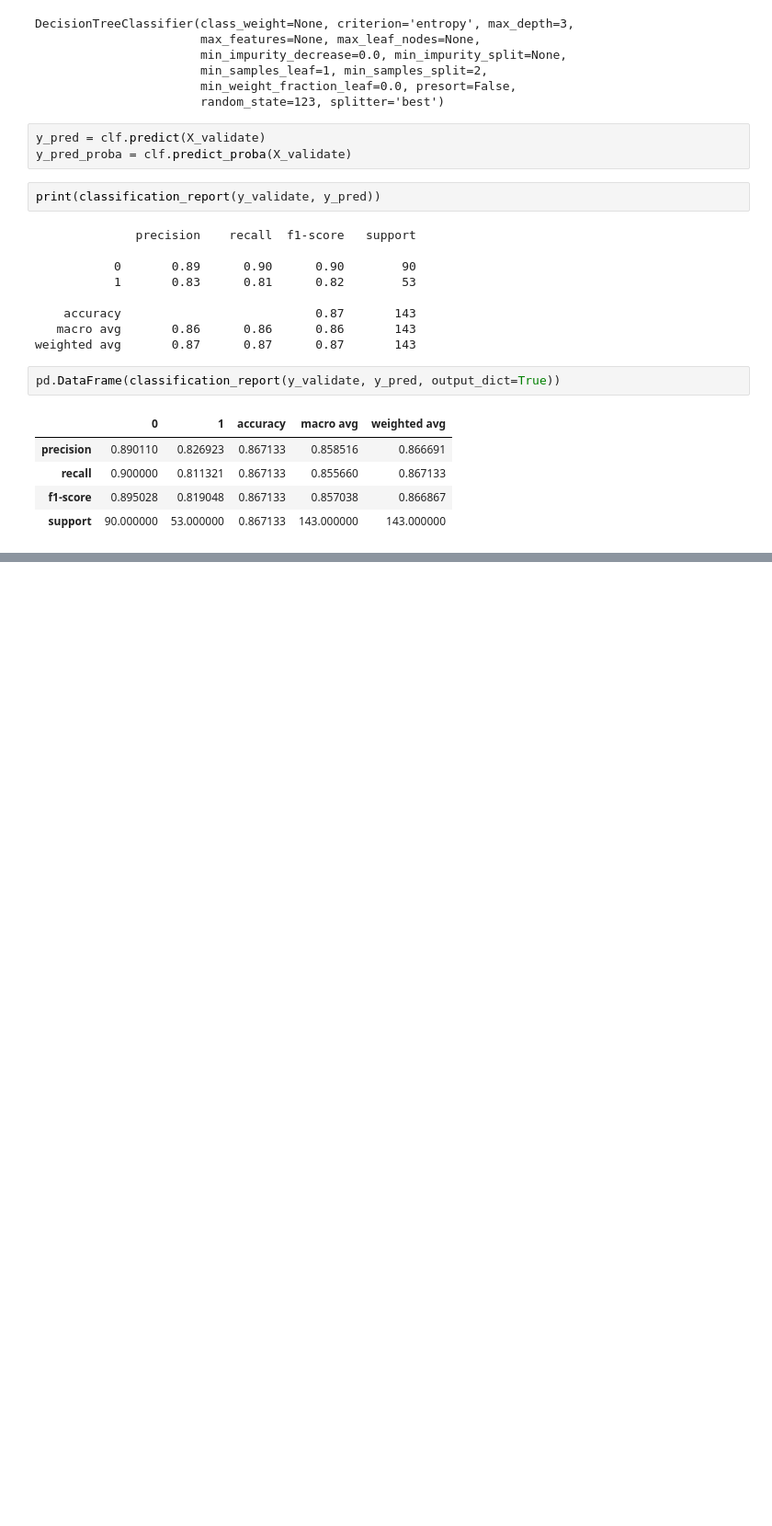
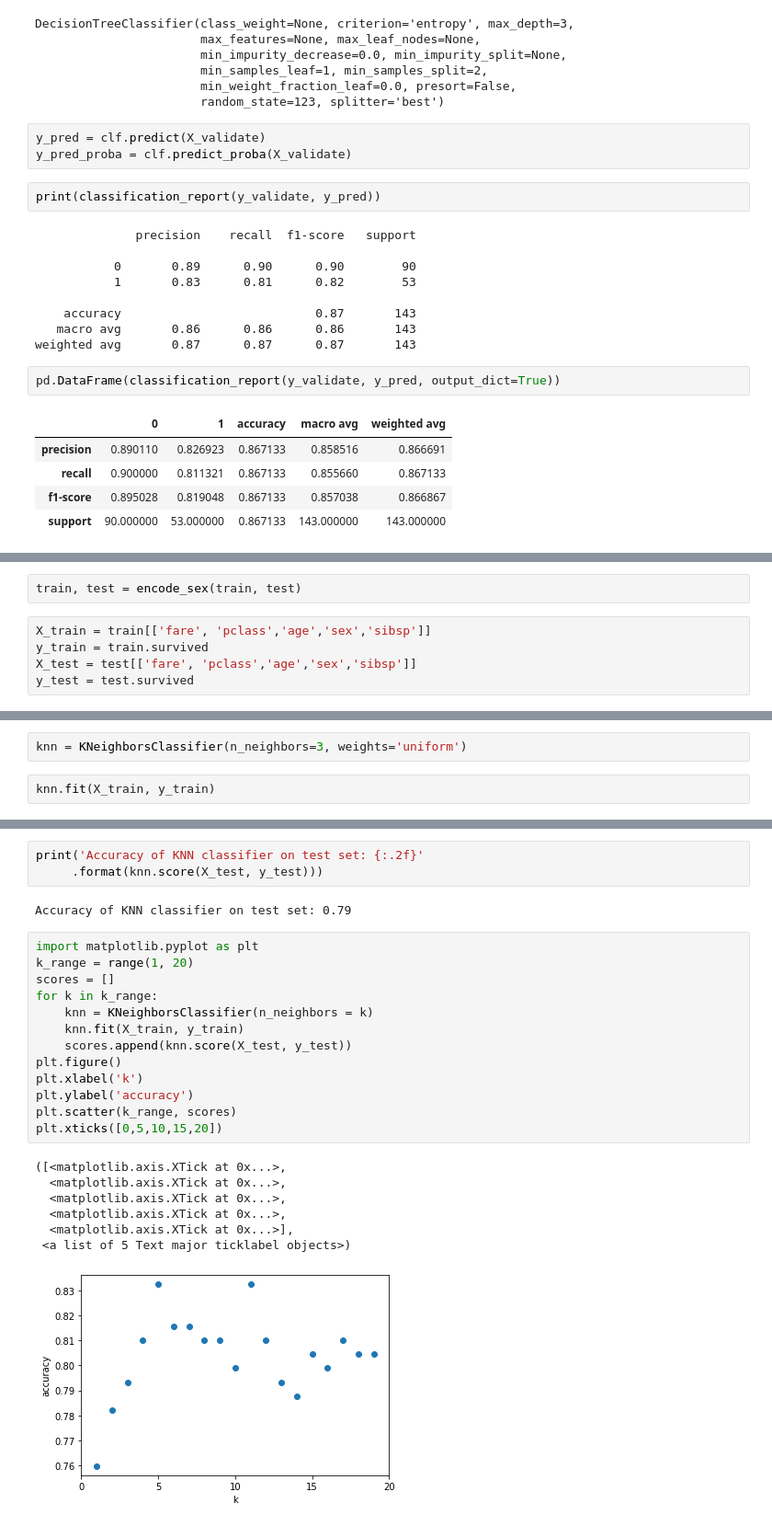
Before and after one commit to sunwenliang14/ds-methodologies-exercises, a Jupyter notebook: classification/model.ipynb, the cells around one changed output, grey strips where cells are left out. Shown at 92% size. Drawn from its saved outputs; the diff is of its cells as text; blank space fills up the shorter version.

```diff
--- a/classification/model.ipynb
+++ b/classification/model.ipynb
@@ -273,0 +316,7 @@ pd.DataFrame(classification_report(y_validate, y_pred, output_dict=True))
+# %%
+train, test = encode_sex(train, test)
+# %%
+X_train = train[['fare', 'pclass','age','sex','sibsp']]
+y_train = train.survived
+X_test = test[['fare', 'pclass','age','sex','sibsp']]
+y_test = test.survived
@@ -273,0 +326,4 @@ pd.DataFrame(classification_report(y_validate, y_pred, output_dict=True))
+# %%
+knn = KNeighborsClassifier(n_neighbors=3, weights='uniform')
+# %%
+knn.fit(X_train, y_train)
@@ -273,0 +359,26 @@ pd.DataFrame(classification_report(y_validate, y_pred, output_dict=True))
+# %%
+print('Accuracy of KNN classifier on test set: {:.2f}'
+     .format(knn.score(X_test, y_test)))
+# %% [output]
+Accuracy of KNN classifier on test set: 0.79
+# %%
+import matplotlib.pyplot as plt
+k_range = range(1, 20)
+scores = []
+for k in k_range:
+    knn = KNeighborsClassifier(n_neighbors = k)
+    knn.fit(X_train, y_train)
+    scores.append(knn.score(X_test, y_test))
+plt.figure()
+plt.xlabel('k')
+plt.ylabel('accuracy')
+plt.scatter(k_range, scores)
+plt.xticks([0,5,10,15,20])
+# %% [output]
+([<matplotlib.axis.XTick at 0x...>,
+  <matplotlib.axis.XTick at 0x...>,
+  <matplotlib.axis.XTick at 0x...>,
+  <matplotlib.axis.XTick at 0x...>,
+  <matplotlib.axis.XTick at 0x...>],
+ <a list of 5 Text major ticklabel objects>)
+[figure, added]
```
Also changed, not shown: parts of 50 cells of this notebook.
